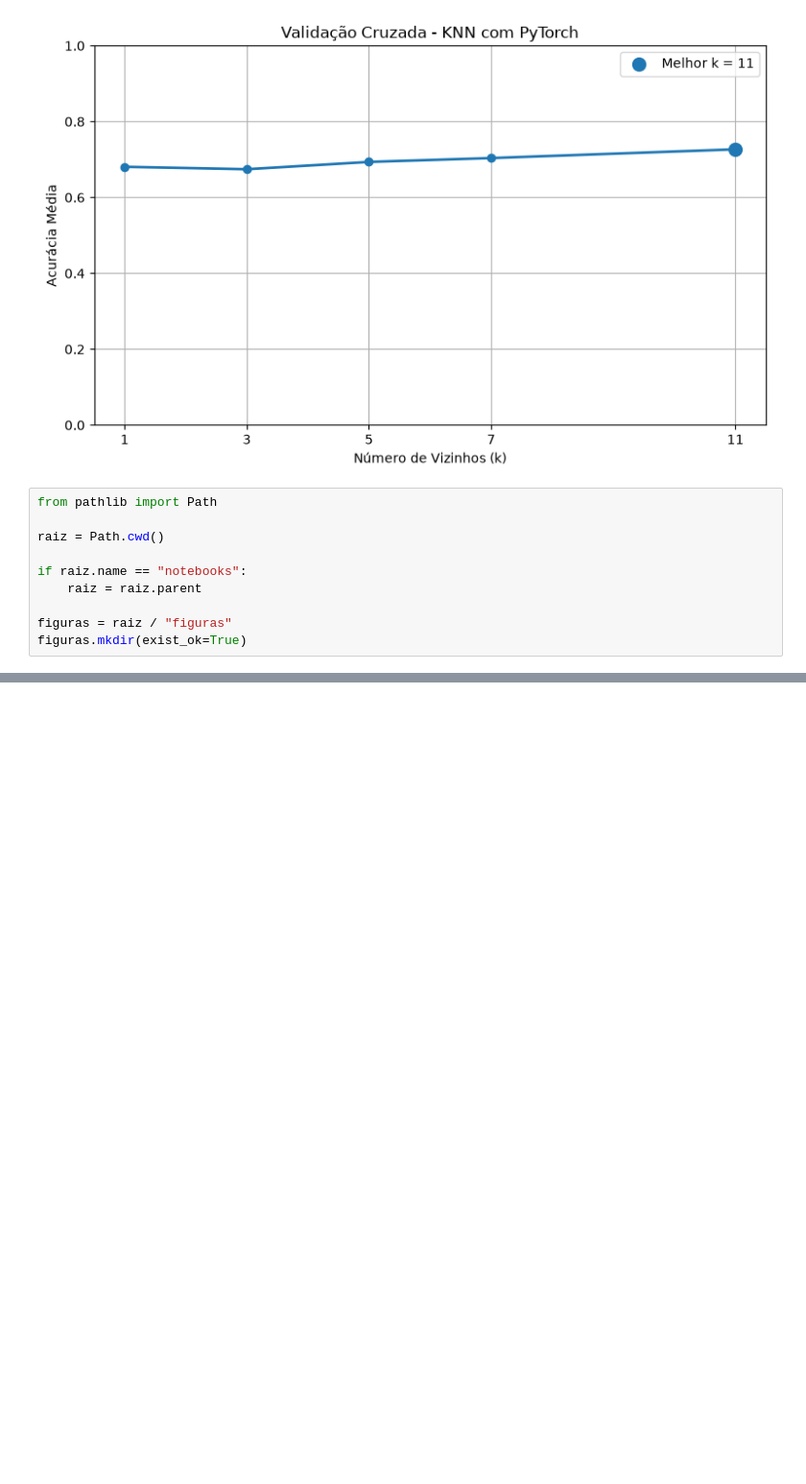
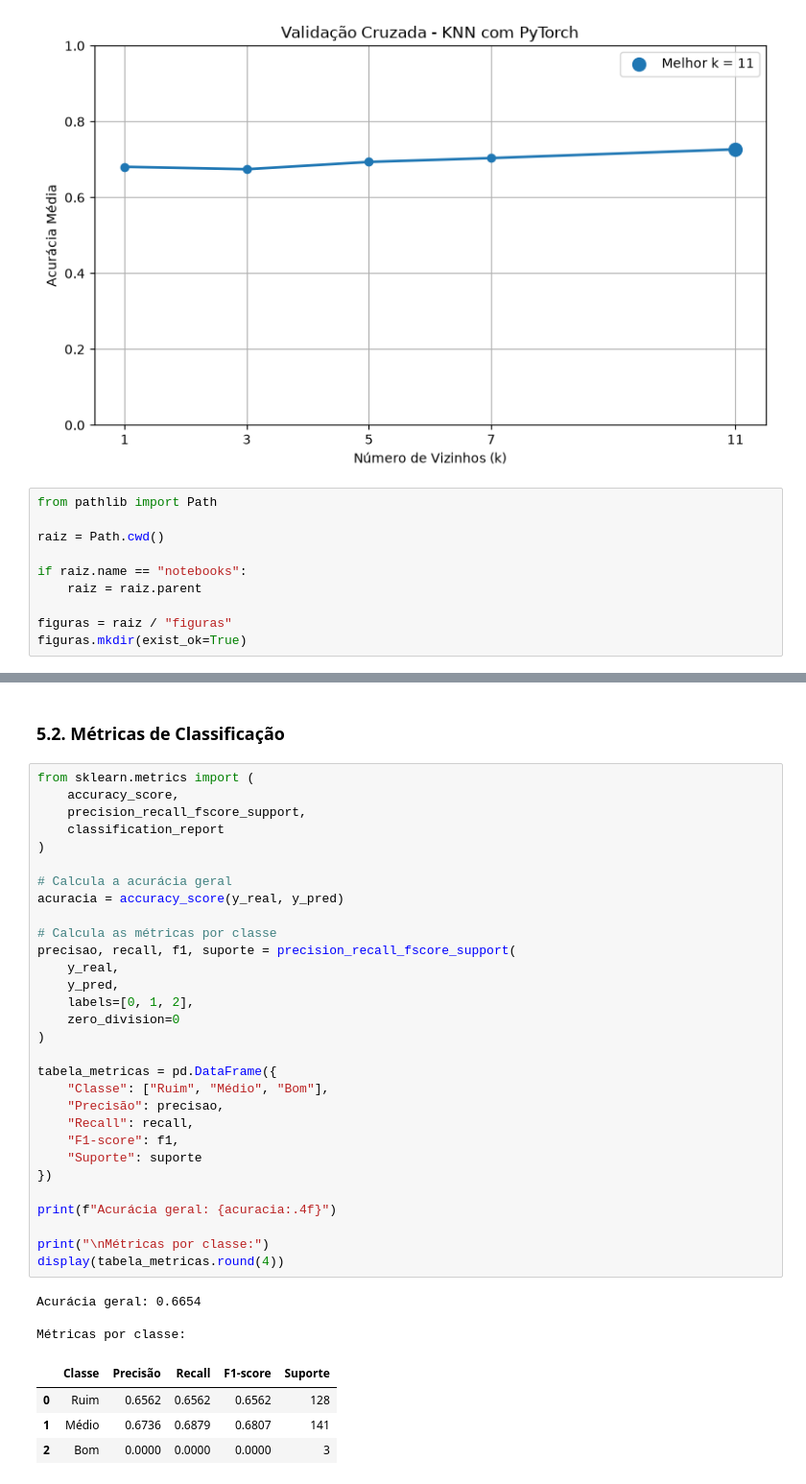
Before and after one commit to Pedrollucas/Sistemas-Inteligentes, a Jupyter notebook: notebooks/03_knn.ipynb, the cells around one changed output, grey strips where cells are left out. Shown at 96% size. Cells and saved outputs as stored; diff of their text form; blank space fills up the shorter version.

```diff
--- a/notebooks/03_knn.ipynb
+++ b/notebooks/03_knn.ipynb
@@ -561,0 +602,40 @@ figuras.mkdir(exist_ok=True)
+# %% [markdown]
+### 5.2. Métricas de Classificação
+# %%
+from sklearn.metrics import (
+    accuracy_score,
+    precision_recall_fscore_support,
+    classification_report
+)
+
+# Calcula a acurácia geral
+acuracia = accuracy_score(y_real, y_pred)
+
+# Calcula as métricas por classe
+precisao, recall, f1, suporte = precision_recall_fscore_support(
+    y_real,
+    y_pred,
+    labels=[0, 1, 2],
+    zero_division=0
+)
+
+tabela_metricas = pd.DataFrame({
+    "Classe": ["Ruim", "Médio", "Bom"],
+    "Precisão": precisao,
+    "Recall": recall,
+    "F1-score": f1,
+    "Suporte": suporte
+})
+
+print(f"Acurácia geral: {acuracia:.4f}")
+
+print("\nMétricas por classe:")
+display(tabela_metricas.round(4))
+# %% [output]
+Acurácia geral: 0.6654
+
+Métricas por classe:
+|  | Classe | Precisão | Recall | F1-score | Suporte |
+| 0 | Ruim | 0.6562 | 0.6562 | 0.6562 | 128 |
+| 1 | Médio | 0.6736 | 0.6879 | 0.6807 | 141 |
+| 2 | Bom | 0.0000 | 0.0000 | 0.0000 | 3 |
```
Also changed, not shown: parts of 8 cells of this notebook, 1 other file.
